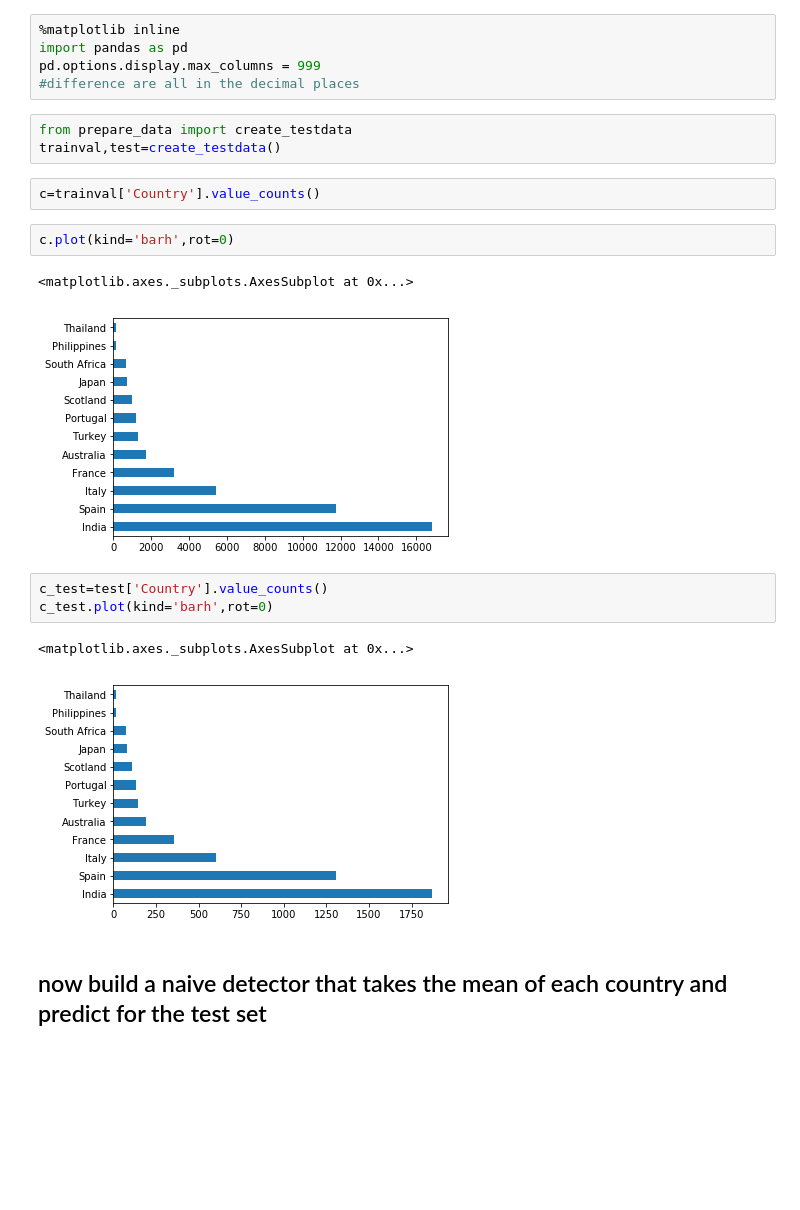
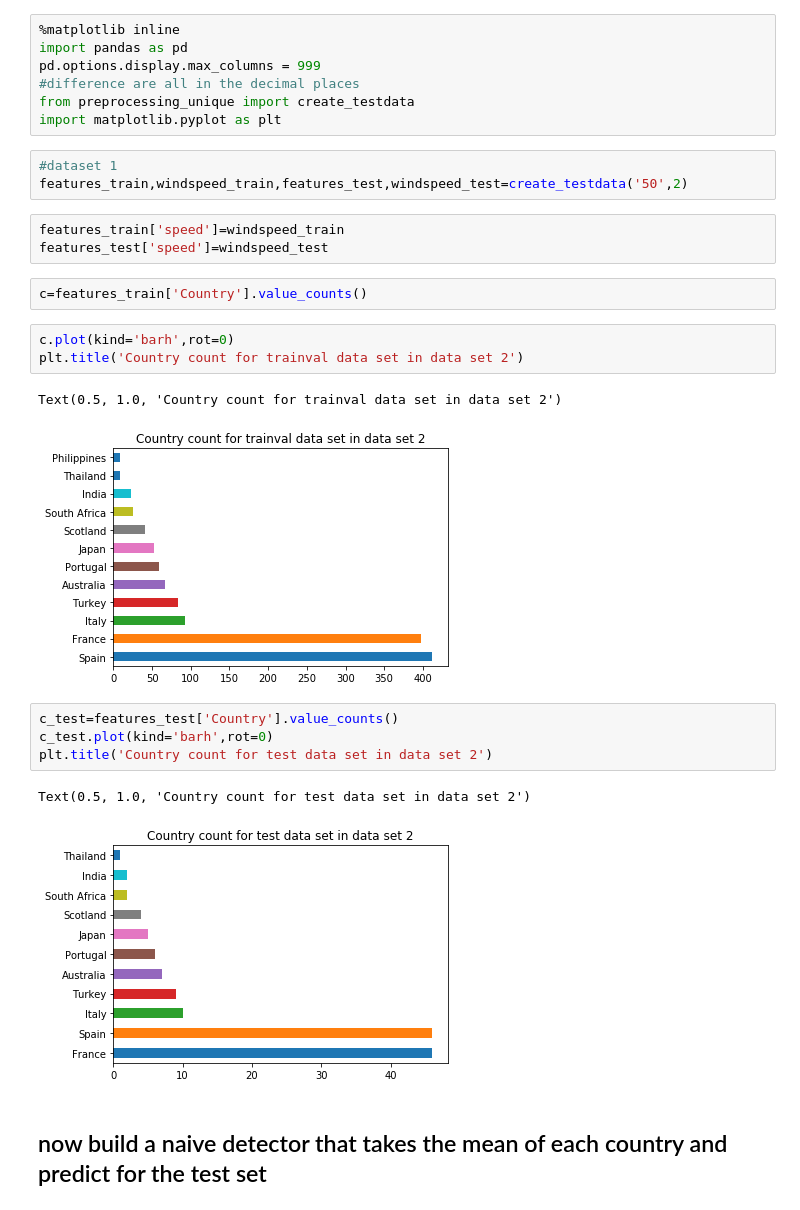
Before and after one commit to billlyzhaoyh/WindfarmSiting, a Jupyter notebook: Benchmarks with mean predictions.ipynb, the cells around one changed output. Cells and saved outputs as stored; diff of their text form; blank space fills up the shorter version.

```diff
--- a/Benchmarks with mean predictions.ipynb
+++ b/Benchmarks with mean predictions.ipynb
@@ -3,22 +3,29 @@
 import pandas as pd
 pd.options.display.max_columns = 999
 #difference are all in the decimal places
+from preprocessing_unique import create_testdata
+import matplotlib.pyplot as plt
-# %%
-from prepare_data import create_testdata
-trainval,test=create_testdata()
+# %%
+#dataset 1
+features_train,windspeed_train,features_test,windspeed_test=create_testdata('50',2)
+# %%
+features_train['speed']=windspeed_train
+features_test['speed']=windspeed_test
 # %%
-c=trainval['Country'].value_counts()
+c=features_train['Country'].value_counts()
 # %%
 c.plot(kind='barh',rot=0)
+plt.title('Country count for trainval data set in data set 2')
 # %% [output]
-<matplotlib.axes._subplots.AxesSubplot at 0x...>
+Text(0.5, 1.0, 'Country count for trainval data set in data set 2')
-[figure, old version]
+[figure, new version]
 # %%
-c_test=test['Country'].value_counts()
+c_test=features_test['Country'].value_counts()
 c_test.plot(kind='barh',rot=0)
+plt.title('Country count for test data set in data set 2')
 # %% [output]
-<matplotlib.axes._subplots.AxesSubplot at 0x...>
+Text(0.5, 1.0, 'Country count for test data set in data set 2')
-[figure, old version]
+[figure, new version]
 # %% [markdown]
 ## now build a naive detector that takes the mean of each country and predict for the test set
 # %%
```
Also changed, not shown: parts of 19 cells of this notebook, 22 other files.
